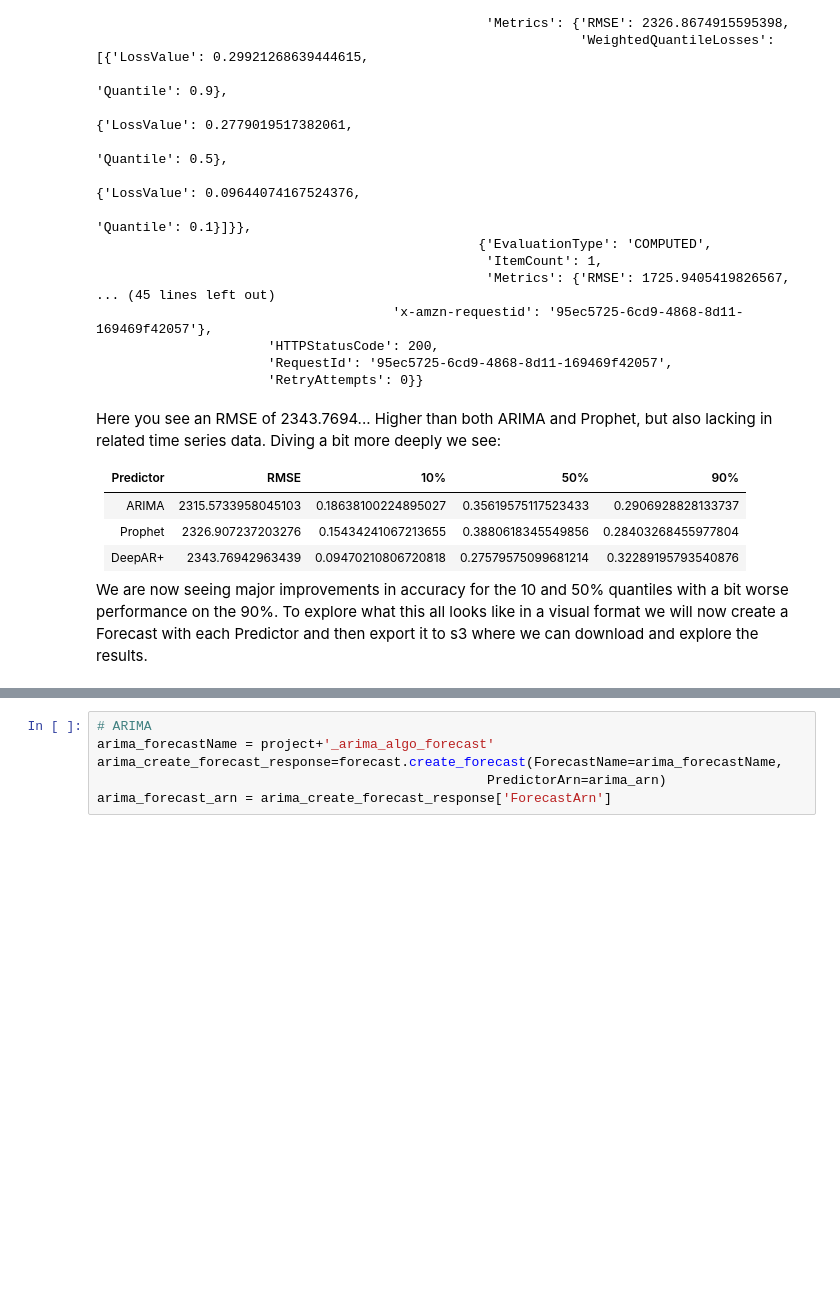
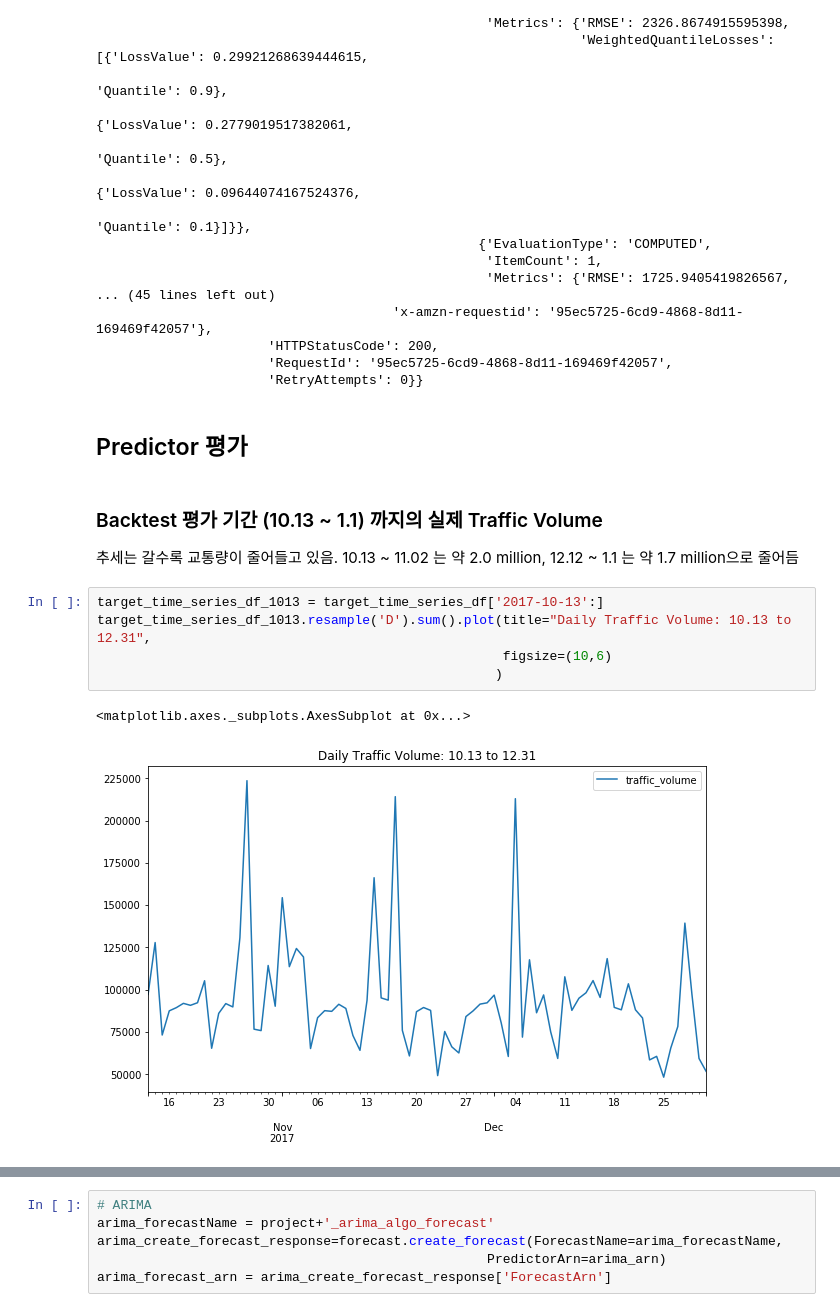
Before and after one commit to gonsoomoon-ml/Forecast, a Jupyter notebook: TrafficVolume/Creating_and_Evaluating_Predictors.ipynb, the cells around one changed output, grey strips where cells are left out. Cells and saved outputs as stored; diff of their text form; blank space fills up the shorter version.

Commit message:
Create Target Time Series , Predictor and Forecasts

```diff
--- a/TrafficVolume/gs-Creating_and_Evaluating_Predictors.ipynb
+++ b/TrafficVolume/Creating_and_Evaluating_Predictors.ipynb
@@ -267,15 +276,16 @@ pp.pprint(deeparp_metrics)
                       'HTTPStatusCode': 200,
                       'RequestId': '95ec5725-6cd9-4868-8d11-169469f42057',
                       'RetryAttempts': 0}}
-# %% [markdown]
-Here you see an RMSE of 2343.7694... Higher than both ARIMA and Prophet, but also lacking in related time series data. Diving a bit more deeply we see:
-
-
-| Predictor | RMSE               | 10%                 | 50%                 | 90%                 |
-|-----------|--------------------|---------------------|---------------------|---------------------|
-| ARIMA     | 2315.5733958045103 | 0.18638100224895027 | 0.35619575117523433 | 0.2906928828133737  |
-| Prophet   | 2326.907237203276  | 0.15434241067213655 | 0.3880618345549856  | 0.28403268455977804 |
-| DeepAR+   | 2343.76942963439   | 0.09470210806720818 | 0.27579575099681214 | 0.32289195793540876 |
-
-
-We are now seeing major improvements in accuracy for the 10 and 50% quantiles with a bit worse performance on the 90%. To explore what this all looks like in a visual format we will now create a Forecast with each Predictor and then export it to s3 where we can download and explore the results.
+# %% [markdown]
+## Predictor 평가
+# %% [markdown]
+### Backtest 평가 기간 (10.13 ~ 1.1) 까지의 실제 Traffic Volume
+추세는 갈수록 교통량이 줄어들고 있음. 10.13 ~ 11.02 는 약 2.0 million, 12.12 ~ 1.1 는 약 1.7 million으로 줄어듬
+# %%
+target_time_series_df_1013 = target_time_series_df['2017-10-13':]
+target_time_series_df_1013.resample('D').sum().plot(title="Daily Traffic Volume: 10.13 to 12.31",
+                                                    figsize=(10,6)
+                                                   )
+# %% [output]
+<matplotlib.axes._subplots.AxesSubplot at 0x...>
+[figure, added]
```
Also changed, not shown: parts of 31 cells of this notebook, 7 other files.
